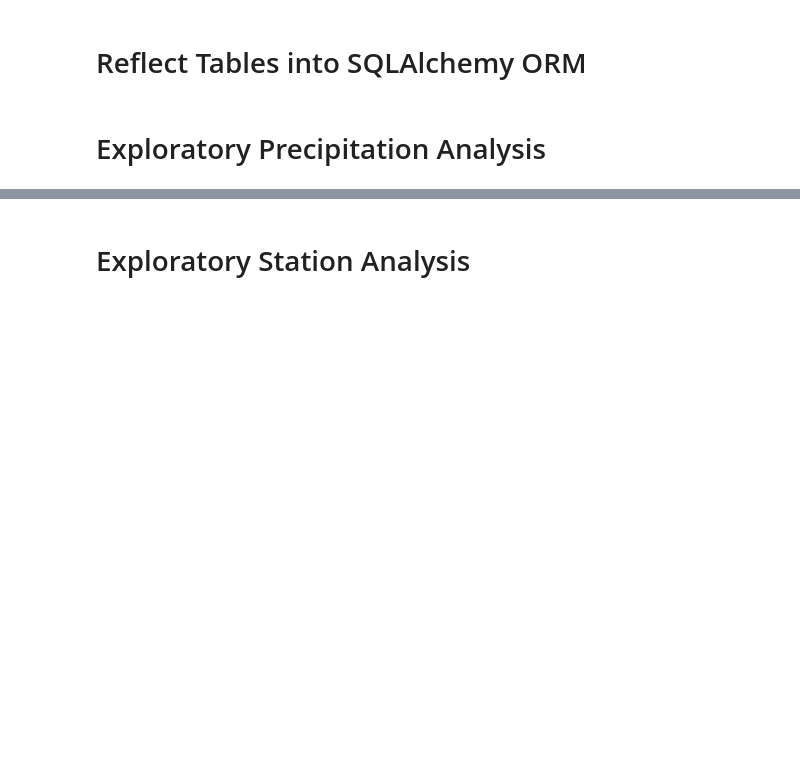
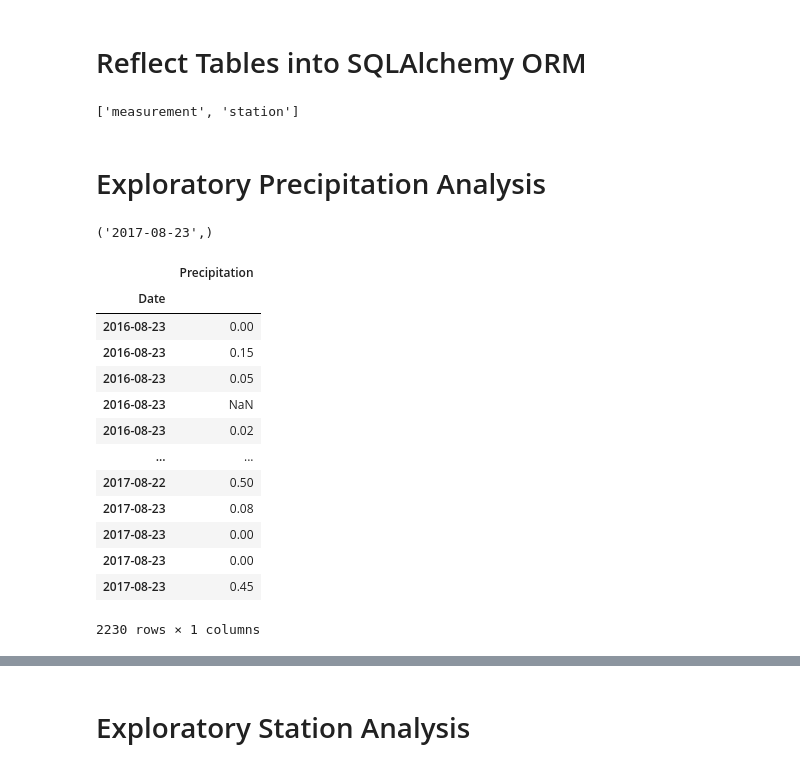
Before and after one commit to RH-cmd/sqlalchemy-challenge, a Jupyter notebook: climate_starter.ipynb, the cells around one changed output, grey strips where cells are left out. Cells and saved outputs as stored; diff of their text form; code cells hidden in the pictures; blank space fills up the shorter version.

```diff
--- a/climate_starter.ipynb
+++ b/climate_starter.ipynb
@@ -26,5 +26,8 @@ Base = automap_base()
 Base.prepare(engine, reflect=True)
 # %%
 # View all of the classes that automap found
+Base.classes.keys()
+# %% [output]
+['measurement', 'station']
 # %%
 # Save references to each table
@@ -34,20 +40,42 @@ Base.prepare(engine, reflect=True)
 # Exploratory Precipitation Analysis
 # %%
 # Find the most recent date in the data set.
+most_recent_date = session.query(Measurement.date).order_by(Measurement.date.desc()).first()
+print(most_recent_date)
+# %% [output]
+('2017-08-23',)
 # %%
 # Design a query to retrieve the last 12 months of precipitation data and plot the results.
 # Starting from the most recent data point in the database.
 
 # Calculate the date one year from the last date in data set.
-
+date_2016 = dt.date(2017, 8, 23) - dt.timedelta(days=365)
+date_2016
 
 # Perform a query to retrieve the data and precipitation scores
-
+precipitation_scores = session.query(Measurement.date, Measurement.prcp).\
+                        filter(Measurement.date >= date_2016).\
+                        order_by(Measurement.date).all()
 
 # Save the query results as a Pandas DataFrame and set the index to the date column
-
+precipitation_df = pd.DataFrame(precipitation_scores, columns=['Date', 'Precipitation'])
+precipitation_df.set_index('Date', inplace=True)
 
 # Sort the dataframe by date
-
-
-# Use Pandas Plotting with Matplotlib to plot the data
+precipitation_df = precipitation_df.sort_values(by='Date',ascending=True)
+precipitation_df
+# %% [output]
+|  | Precipitation |
+| Date |  |
+| 2016-08-23 | 0.00 |
+| 2016-08-23 | 0.15 |
+| 2016-08-23 | 0.05 |
+| 2016-08-23 | NaN |
+| 2016-08-23 | 0.02 |
+| ... | ... |
+| 2017-08-22 | 0.50 |
+| 2017-08-23 | 0.08 |
+| 2017-08-23 | 0.00 |
+| 2017-08-23 | 0.00 |
+| 2017-08-23 | 0.45 |
+2230 rows × 1 columns
```
Also changed, not shown: parts of 5 cells of this notebook.
